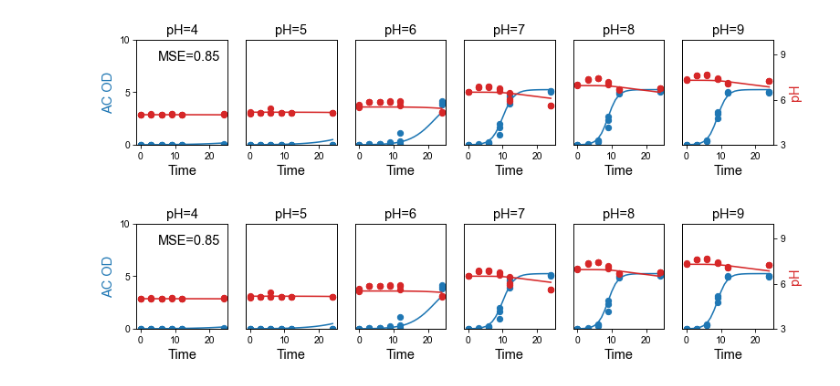
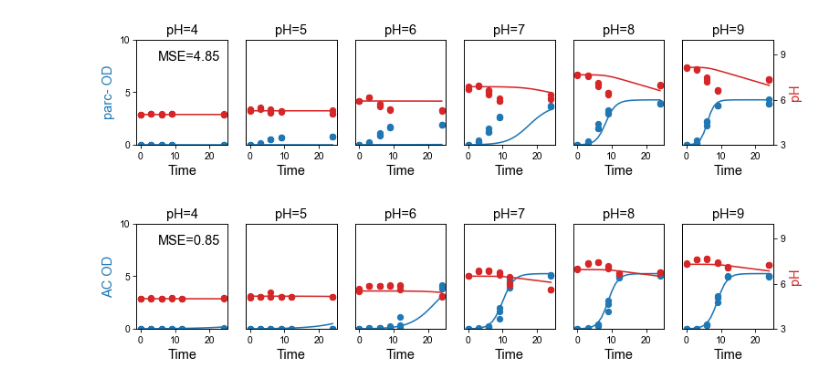
Before and after one commit to VenturelliLab/Liu_et_al_2024, a Jupyter notebook: Plot Monoculture Fitting Result .ipynb, the cells around one changed output. Drawn from its saved outputs; the diff is of its cells as text; code cells hidden in the pictures.

Commit message:
added fitting 2

```diff
--- a/Plot Monoculture Fitting Result .ipynb
+++ b/Plot Monoculture Fitting Result .ipynb
@@ -44,5 +44,86 @@ allpH = [4,5,6,7,8,9]
 allspecies = ['AC','BA','BC','BL','BT','BV','CC','DF','wt','delarc','parc-','parc+']
 allparam = ['K','pref','sigma','delta','gamma','mu']
 # %%
-species = 'AC'
+sim_t=np.linspace(0,24,25)
+allspecies = ['AC','BA','BC','BL','BT','BV','CC','DF','wt','delarc','parc-','parc+']
+allparam = ['K','pref','sigma','delta','gamma','mu']
+AllstartpH=[5.00323233, 5.16809693, 5.51368636, 6.49630633, 6.93393392, 7.28735678]
+masterDF=pd.read_csv('Fitting/param_by_species.csv')
+
+species = 'parc-'
+fitted_params=[]
+for i in range(len(allparam)):
+    fitted_params.append(masterDF[allparam[i]][allspecies.index(species)])
+
+speciesDF = pd.read_excel(ODdf,species)
+AllMin=[]
+exp_OD=[]
+exp_t = list(speciesDF['Time'])
+avg_OD=[]
+
+
+for j in range(6):
+    Min=min(min(speciesDF[str(allpH[j])+'_1']),min(speciesDF[str(allpH[j])+'_2']),min(speciesDF[str(allpH[j])+'_3']))
+    AllMin.append(speciesDF[str(allpH[j])+'_'+str(1)][0]-Min+0.01)
+    average_OD=[(a+b+c)/3 for a,b,c in zip(np.array(speciesDF[str(allpH[j])+'_'+str(1)])-Min+0.01,np.array(speciesDF[str(allpH[j])+'_'+str(2)])-Min+0.01,np.array(speciesDF[str(allpH[j])+'_'+str(3)])-Min+0.01)]
+    avg_OD.extend(average_OD)
+    for i in range(3):
+        exp_OD.append(np.array(speciesDF[str(allpH[j])+'_'+str(i+1)])-Min+0.01)
+
+pHspeciesDF = pd.read_excel(pHdf,species)
+exp_Hplus=[]
+exp_pH=[]
+AllstartpH=[]
+avg_pH=[]
+
+for j in range(6):
+    AllstartpH.append(pHspeciesDF[str(allpH[j])+'_1'][0])
+    average_pH=[(a+b+c)/3 for a,b,c in zip(np.array(pHspeciesDF[str(allpH[j])+'_'+str(1)]),np.array(pHspeciesDF[str(allpH[j])+'_'+str(2)]),np.array(pHspeciesDF[str(allpH[j])+'_'+str(3)]))]
+    avg_pH.extend(average_pH)
+    for i in range(3):
+        exp_pH.append(np.array(pHspeciesDF[str(allpH[j])+'_'+str(i+1)]))
+
+
+fig,ax=plt.subplots(1,6,figsize=(12,2))
+MSE = 0
+for j in range(6):
+
+    sim_P=solve_ivp(monopH, t_span=[0,24],y0=[AllMin[j],AllstartpH[j]],t_eval=sim_t,args = fitted_params)
+    sim_OD=sim_P.y[0]
+    sim_pH=sim_P.y[1]
+
+    ax[j].plot(sim_t,sim_OD,color='tab:blue')
+    for rep in range(3):
+        ax[j].scatter(exp_t,list(exp_OD[:][j*3+rep]),color='tab:blue')
+    ax[j].set_ylim([0,10])
+    ax[j].set_xlabel('Time',fontsize=14)
+    ax[j].set_yticks([])
+
+
+    ax2=ax[j].twinx()
+    ax2.plot(sim_t,sim_pH,color='tab:red')
+    for rep in range(3):
+        ax2.scatter(exp_t,list(exp_pH[:][j*3+rep]),color='tab:red')
+    ax2.set_ylim([3,10])
+    ax2.set_yticks([])
+
+    ax[j].set_title('pH='+str(allpH[j]),fontsize=14)
+
+    sim_P=solve_ivp(monopH, t_span=[0,24],y0=[AllMin[j],AllstartpH[j]],t_eval=exp_t,args = fitted_params)
+    sim_OD=sim_P.y[0]
+    sim_pH=sim_P.y[1]
+    for rep in range(3):
+        MSE += sum([(a-b)**2/len(exp_t)/3 for a,b in zip(exp_OD[:][j*3+rep],sim_OD)])
+        MSE += sum([(a-b)**2/len(exp_t)/3 for a,b in zip(exp_pH[:][j*3+rep],sim_pH)])
+
+ax[0].text(5,8,'MSE='+str(round(MSE,2)), fontsize=14)
+
+
+ax[0].set_yticks([0,5,10])
+ax[0].set_ylabel(species+' OD',color='tab:blue',fontsize=14)
+ax2.set_yticks([3,6,9])
+ax2.set_ylabel('pH',color='tab:red',fontsize=14)
+ax[0].set_ylabel(species+' OD',color='tab:blue',fontsize=14)
+
+plt.savefig('Figures/'+species+'_prediction.svg')
 # %% [output]
@@ -50,4 +130,4 @@ Text(0, 0.5, 'AC OD')
-[figure, old version]
+[figure, new version]
 # %%
 sim_t=np.linspace(0,24,25)
 allspecies = ['AC','BA','BC','BL','BT','BV','CC','DF','wt','delarc','parc-','parc+']
```
Also changed, not shown: parts of 1 cell of this notebook, 6 other files.
